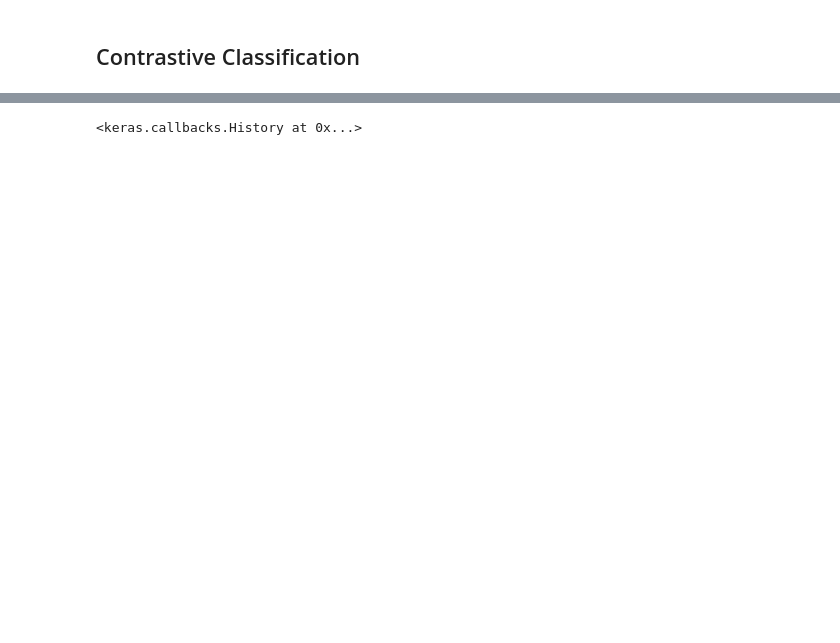
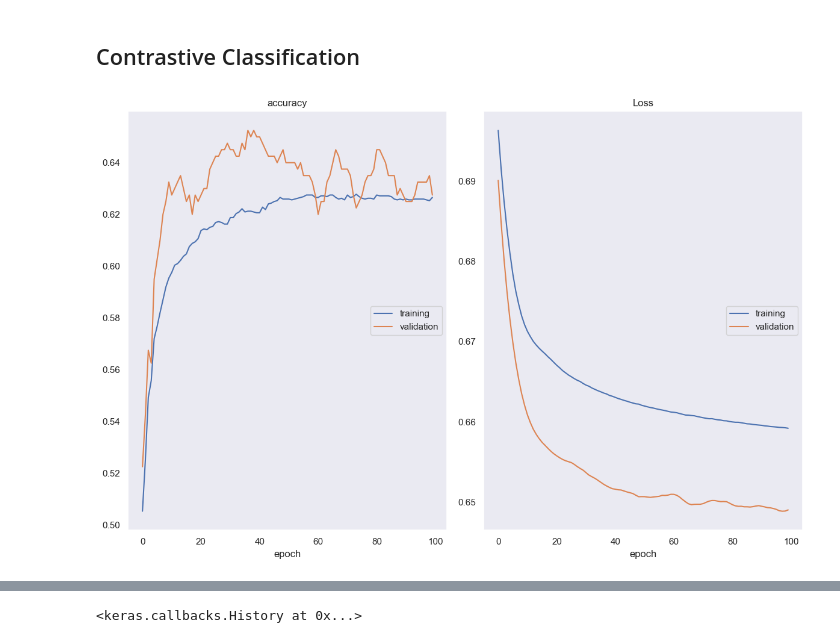
Before and after one commit to abhimanyu911/bcu-classification, a Jupyter notebook: BCU_Classifier.ipynb, the cells around one changed output, grey strips where cells are left out. Saved outputs shown, nothing was run; the diff lists cells and outputs as text; code cells hidden in the pictures; blank space fills up the shorter version.

```diff
--- a/BCU_Classifier.ipynb
+++ b/BCU_Classifier.ipynb
@@ -395,8 +398,8 @@ encoded_features_val = encoder_model.predict(X_val)
 
 # Now you can use the encoded features as inputs for a classification head
 classification_input_layer = Input(shape=(32,))  # Use the appropriate size of encoded features
-classification_input_layer_1 =  tf.keras.layers.Dropout(0.5)(classification_input_layer)
-classification_output_layer = Dense(1, activation='sigmoid')(classification_input_layer_1)
+#classification_input_layer_1 =  tf.keras.layers.Dropout(0.5)(classification_input_layer)
+classification_output_layer = Dense(1, activation='sigmoid')(classification_input_layer)
 
 classification_model = Model(inputs=classification_input_layer, outputs=classification_output_layer)
 classification_model.compile(optimizer='adam', loss='binary_crossentropy', metrics=['accuracy'])
@@ -559,0 +579,7 @@ plt.show()
+# %%
+sns.set(style="dark")
+from sklearn.metrics import confusion_matrix, ConfusionMatrixDisplay
+cm = confusion_matrix(y_test, np.round(predictions))
+disp = ConfusionMatrixDisplay(confusion_matrix=cm, display_labels=['BLL', 'FSRQ'])
+disp.plot()
+plt.show()
@@ -583,32 +611,35 @@ def create_pairs(data, labels):
         pair_labels.append(1)  # Positive pair
 
         pairs.append([data[i], negative_sample])
         pair_labels.append(0)  # Negative pair
 
     return np.array(pairs), np.array(pair_labels)
 
 pairs_train, pair_labels_train = create_pairs(X_train, y_train)
 pairs_val, pair_labels_val = create_pairs(X_val, y_val)
 
 # Define the contrastive classification model architecture
 input_a = Input(shape=(7,))
 input_b = Input(shape=(7,))
 shared_dense = Dense(64, activation='relu')
 
 
 encoded_a = shared_dense(input_a)
 encoded_b = shared_dense(input_b)
 
 merged = Concatenate()([encoded_a, encoded_b])
 output_layer = Dense(1, activation='sigmoid')(merged)
 
 contrastive_model = Model(inputs=[input_a, input_b], outputs=output_layer)
 
 # Compile the contrastive classification model
 contrastive_model.compile(optimizer='adam', loss='binary_crossentropy', metrics=['accuracy'])
 
 # Train the contrastive classification model on the pairs
 contrastive_model.fit([pairs_train[:, 0], pairs_train[:, 1]], pair_labels_train,
-                      epochs=50, batch_size=32,
-                      validation_data=([pairs_val[:, 0], pairs_val[:, 1]], pair_labels_val))
+                      epochs=100, batch_size=2048,
+                      validation_data=([pairs_val[:, 0], pairs_val[:, 1]], pair_labels_val),
+                      callbacks=[PlotLossesKeras()]
+                      )
 # %% [output]
+[figure, added]
```
Also changed, not shown: parts of 14 cells of this notebook.
